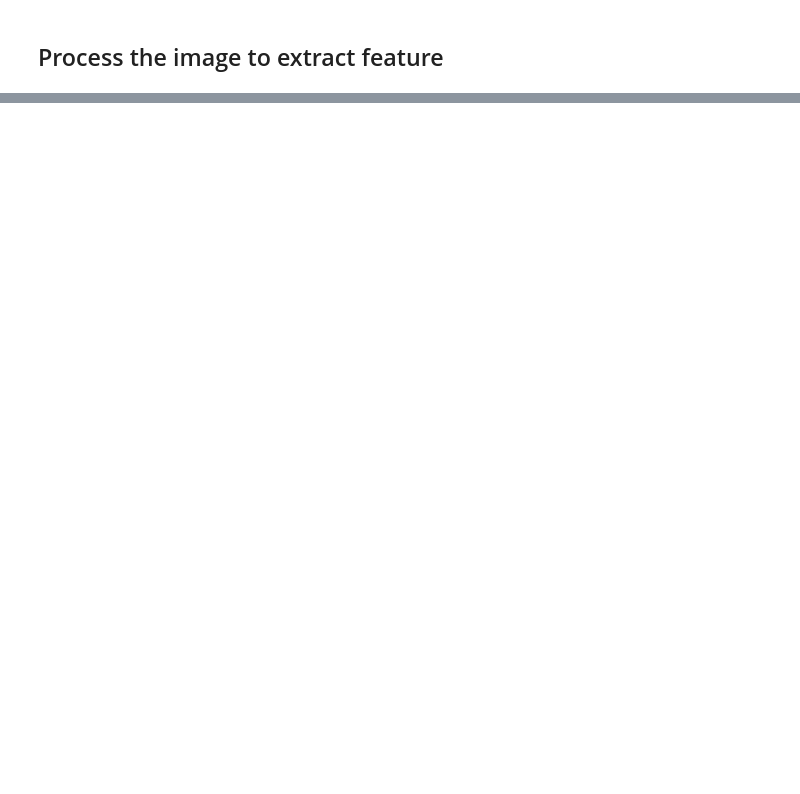
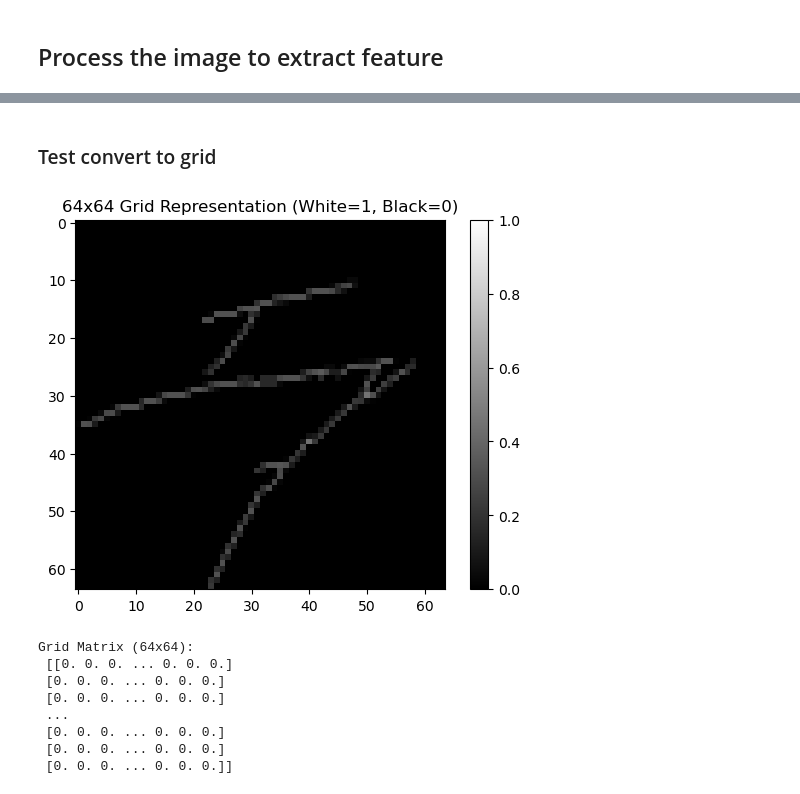
Before and after one commit to HaiNhat-HUST/palm-print-auth, a Jupyter notebook: 6friday.ipynb, the cells around one changed output, grey strips where cells are left out. Drawn from its saved outputs; the diff is of its cells as text; code cells hidden in the pictures; blank space fills up the shorter version.

```diff
--- a/6friday.ipynb
+++ b/6friday.ipynb
@@ -208,0 +390,52 @@ plt.show()
+# %% [markdown]
+### Test convert to grid
+# %%
+import numpy as np
+import cv2
+import matplotlib.pyplot as plt
+
+def convert_to_grid(image, grid_size=(64, 64)):
+    """
+    Convert a binary line image into a feature matrix of average intensities for a grid,
+    where white = 1 and black = 0.
+
+    Args:
+        image (numpy.ndarray): Input binary image (values between 0 and 255).
+        grid_size (tuple): Size of the grid (rows, cols), default is (64, 64).
+
+    Returns:
+        numpy.ndarray: Feature matrix of size grid_size with normalized average intensities.
+    """
+    # Normalize the image: white = 1, black = 0
+    normalized_image = (image > 0).astype(float)  # Convert to 0 (black) and 1 (white)
+
+    # Resize the image to fit the grid size exactly
+    resized_image = cv2.resize(normalized_image, grid_size, interpolation=cv2.INTER_AREA)
+
+    return resized_image
+
+# Assuming `dominant_lines_merged` is the final ndarray containing the 3 lines
+grid_matrix = convert_to_grid(dominant_lines_merged, grid_size=(64, 64))
+
+# Save the grid matrix for further use
+# np.save("line_features_64x64.npy", grid_matrix)  # Save as a .npy file
+np.savetxt("line_features_64x64.csv", grid_matrix, delimiter=",")  # Save as a .csv file
+
+# Visualize the grid matrix as an image
+plt.imshow(grid_matrix, cmap='gray', vmin=0, vmax=1)
+plt.colorbar()
+plt.title("64x64 Grid Representation (White=1, Black=0)")
+plt.show()
+
+# Print the resulting matrix
+print("Grid Matrix (64x64):\n", grid_matrix)
+# %% [output]
+[figure, added]
+Grid Matrix (64x64):
+ [[0. 0. 0. ... 0. 0. 0.]
+ [0. 0. 0. ... 0. 0. 0.]
+ [0. 0. 0. ... 0. 0. 0.]
+ ...
+ [0. 0. 0. ... 0. 0. 0.]
+ [0. 0. 0. ... 0. 0. 0.]
+ [0. 0. 0. ... 0. 0. 0.]]
```
Also changed, not shown: parts of 4 cells of this notebook, 1 other file.
